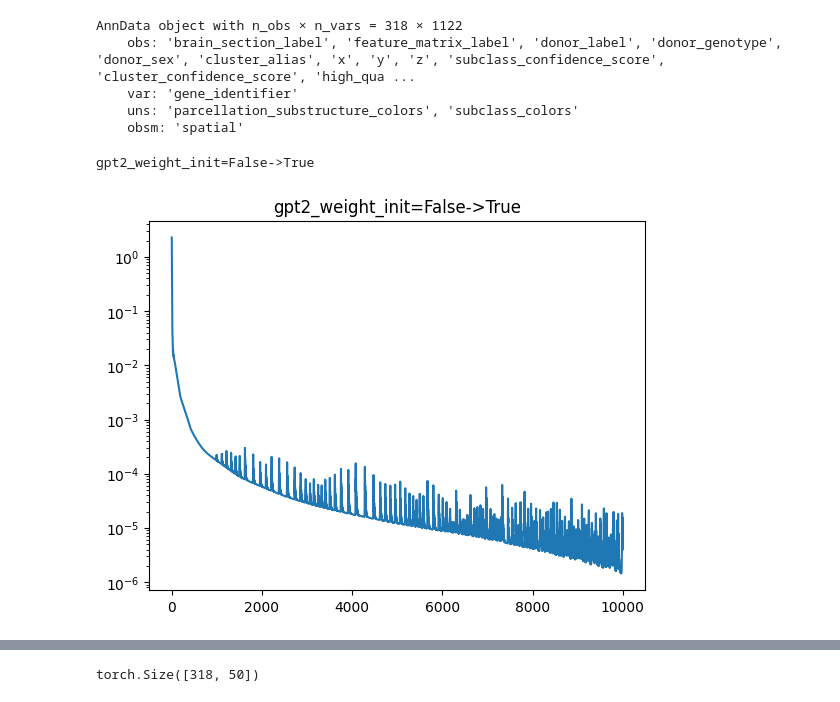
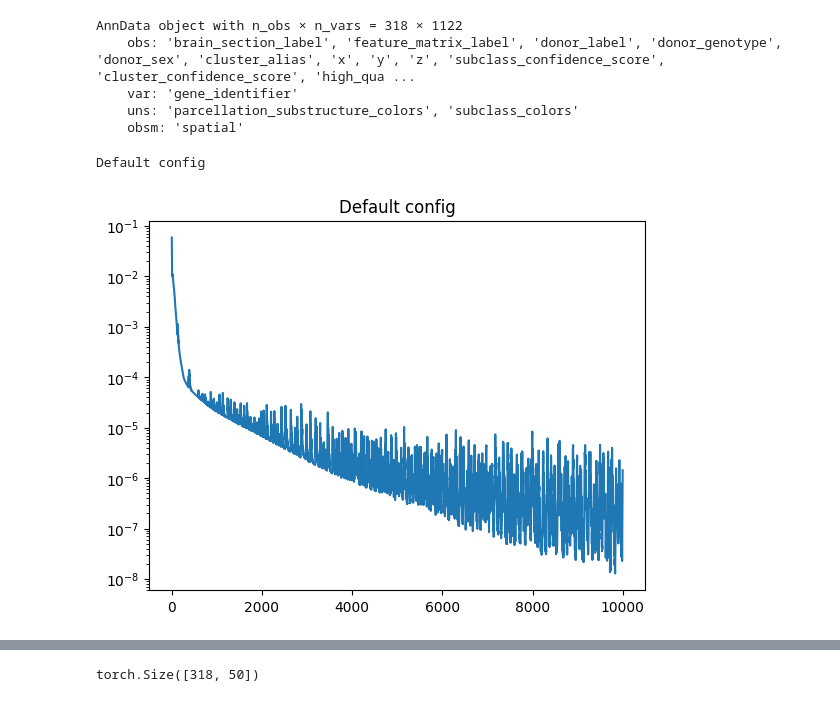
Before and after one commit to dschaub95/spatialnca, a Jupyter notebook: notebooks/experiment-real.ipynb, the cells around one changed output, grey strips where cells are left out. Cells and saved outputs as stored; diff of their text form; code cells hidden in the pictures.

```diff
--- a/notebooks/experiment-real.ipynb
+++ b/notebooks/experiment-real.ipynb
@@ -41,8 +41,13 @@ base_cfg = Config()
 cfg = Config()
 # cfg.add_init = True
 # cfg.act = "gelu"
-cfg.gpt2_weight_init = True
-
+# cfg.gpt2_weight_init = True
+# cfg.pos_init_fn = "uniform"
+# cfg.pos_init_fn = "sunflower"
+# cfg.knn = 30
+# cfg.fixed_edge_index = False
+# cfg.n_epochs = int(1e6)
+# cfg.n_epochs = 10
 
 diff = cfg - base_cfg
 if len(diff) > 0:
@@ -51,28 +56,29 @@ else:
     diff_str = "Default config"
 print(diff_str)
 # %% [output]
-gpt2_weight_init=False->True
+Default config
 # %%
 # seed everything
 seed_everything(cfg.seed)
 
-data = prepare_data(adata, cfg, construct_edge_index=True)
+data = prepare_data(adata, cfg, construct_edge_index=cfg.fixed_edge_index)
 
 spnca = SpatialNCA(
     data.num_features,
     cfg,
 )
 
 trainer = Trainer(model=spnca, cfg=cfg)
 
 trainer.train(data)
 
-
 trainer.plot_history(
     title=diff_str, save_path=f"figures/history_{diff_str.replace(', ', '_')}.png"
 )
+
+torch.save(spnca, f"checkpoints/trained_model_{diff_str.replace(', ', '_')}.pt")
 # %% [output]
-[figure, old version]
+[figure, new version]
 # %%
 # perform another rollout to check the result
 h, pos, edge_index = spnca.rollout(
```
Also changed, not shown: parts of 2 cells of this notebook, 5 other files.
